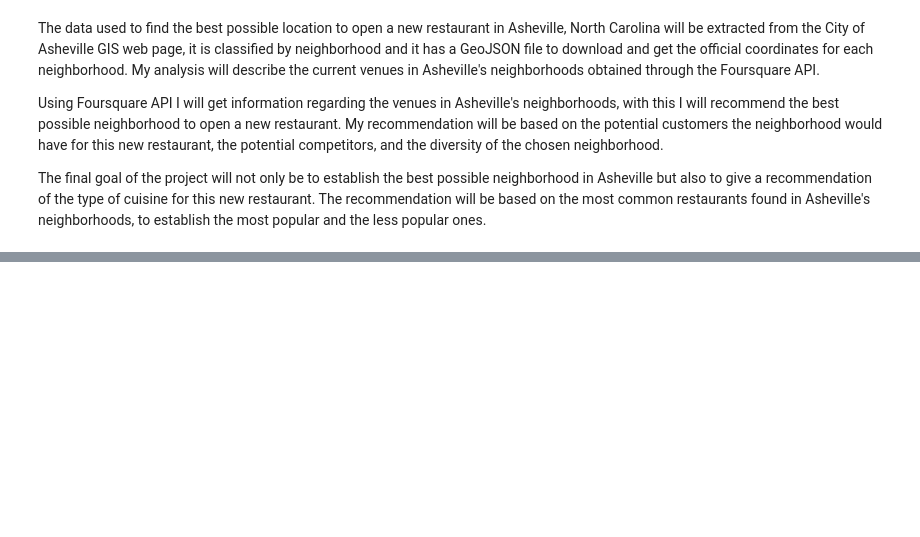
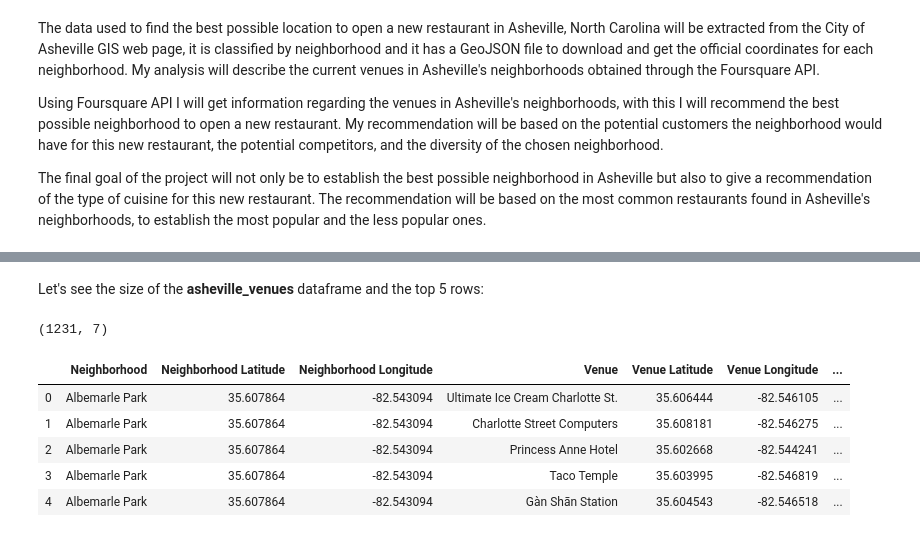
Before and after one commit to bromob/Coursera_Capstone, a Jupyter notebook: Final Project Asheville NC.ipynb, the cells around one changed output, grey strips where cells are left out. Drawn from its saved outputs; the diff is of its cells as text; code cells hidden in the pictures; blank space fills up the shorter version.

```diff
--- a/Final Project Asheville NC.ipynb
+++ b/Final Project Asheville NC.ipynb
@@ -20,0 +205,19 @@ The final goal of the project will not only be to establish the best possible ne
+# %%
+# Create a map of Asheville using folium
+map_asheville = folium.Map(location=[latitude, longitude], zoom_start=11.5)
+
+# add markers to map
+for lat, lng, neigh in zip(neigh_coord['Latitude'],neigh_coord['Longitude'],neigh_coord['Neighborhood']):
+    label = '{}'.format(neigh)
+    label = folium.Popup(label, parse_html=True)
+    folium.CircleMarker(
+        [lat, lng],
+        radius=5,
+        popup=label,
+        color='blue',
+        fill=True,
+        fill_color='#3186cc',
+        fill_opacity=0.7,
+        parse_html=False).add_to(map_asheville)
+
+map_asheville
@@ -20,0 +314,13 @@ The final goal of the project will not only be to establish the best possible ne
+# %% [markdown]
+Let's see the size of the **asheville_venues** dataframe and the top 5 rows:
+# %%
+print(asheville_venues.shape)
+asheville_venues.head()
+# %% [output]
+(1231, 7)
+|  | Neighborhood | Neighborhood Latitude | Neighborhood Longitude | Venue | Venue Latitude | Venue Longitude | ... |
+| 0 | Albemarle Park | 35.607864 | -82.543094 | Ultimate Ice Cream Charlotte St. | 35.606444 | -82.546105 | ... |
+| 1 | Albemarle Park | 35.607864 | -82.543094 | Charlotte Street Computers | 35.608181 | -82.546275 | ... |
+| 2 | Albemarle Park | 35.607864 | -82.543094 | Princess Anne Hotel | 35.602668 | -82.544241 | ... |
+| 3 | Albemarle Park | 35.607864 | -82.543094 | Taco Temple | 35.603995 | -82.546819 | ... |
+| 4 | Albemarle Park | 35.607864 | -82.543094 | Gàn Shān Station | 35.604543 | -82.546518 | ... |
```
Also changed, not shown: parts of 112 cells of this notebook.
